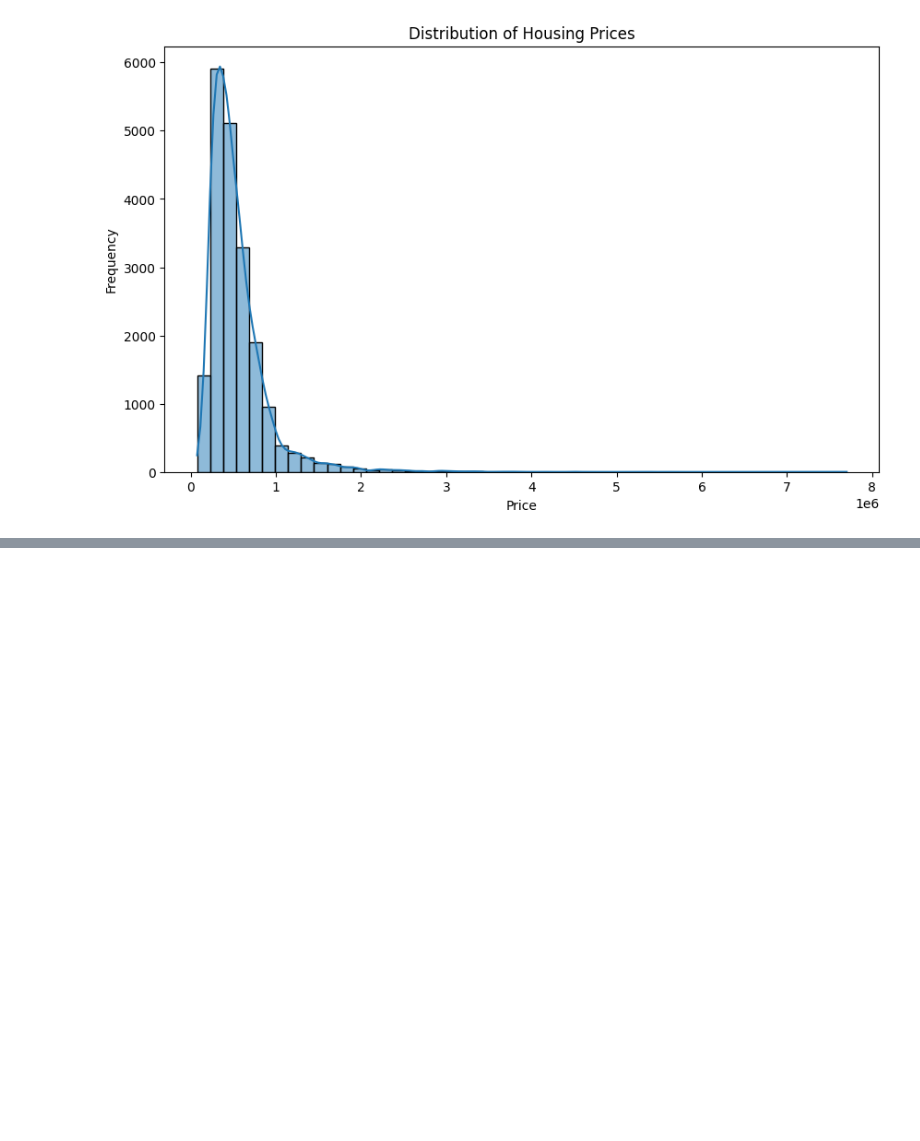
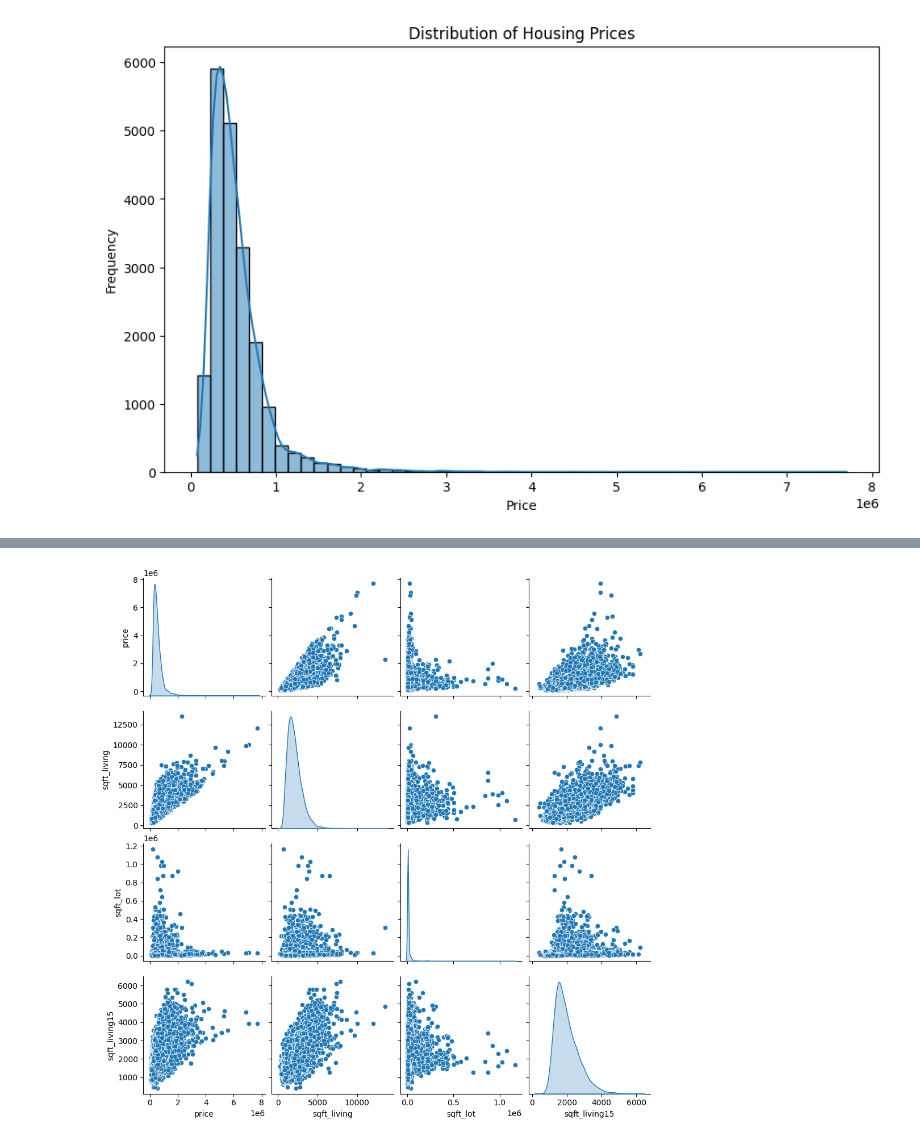
Before and after one commit to jacob-walker12/jacob-walker12.github.io, a Jupyter notebook: notebooks/starter_housing.ipynb, the cells around one changed output, grey strips where cells are left out. Saved outputs shown, nothing was run; the diff lists cells and outputs as text; code cells hidden in the pictures; blank space fills up the shorter version.

```diff
--- a/notebooks/starter_housing.ipynb
+++ b/notebooks/starter_housing.ipynb
@@ -70,0 +82,18 @@ plt.show()
+# %%
+for column in housing.columns:
+    if column not in ['id', 'date', 'price']:
+        # Convert to category for better boxplot visualization if the column has few unique values
+        if housing[column].nunique() < 50 and housing[column].dtype != 'object':
+            housing[column] = housing[column].astype('category')
+
+        print(f"Generating boxplot for '{column}' vs 'price'...")
+        p = (
+            ggplot(housing, aes(x=column, y='price')) +
+            geom_boxplot(fill="steelblue", color="black") +
+            labs(title=f'Price Distribution by {column}', x=column, y='Price') +
+            theme(axis_text_x=element_text(rotation=45, hjust=1))
+        )
+        print(p)
+
+# Special handling for 'date' if needed, though often not ideal for direct boxplot x-axis
+# If you wish to analyze date, you might extract year, month, or day of week first.
@@ -70,0 +133,16 @@ plt.show()
+# %%
+# Identify categorical columns to one-hot encode
+# Excluding 'id' and 'date' as they require different handling
+categorical_cols = ['bedrooms', 'bathrooms', 'floors', 'waterfront', 'view', 'condition', 'grade', 'zipcode']
+
+# Ensure these columns are of 'category' dtype before one-hot encoding, if not already
+for col in categorical_cols:
+    if col in housing.columns:
+        housing[col] = housing[col].astype('category')
+
+# Perform one-hot encoding
+housing_encoded = pd.get_dummies(housing, columns=categorical_cols, drop_first=True)
+
+# Display the first few rows and the shape of the new DataFrame to show the effect of encoding
+print("Shape of DataFrame after one-hot encoding:", housing_encoded.shape)
+display(housing_encoded.head())
@@ -70,0 +158,6 @@ plt.show()
+# %%
+top_feats = ['price', 'sqft_living', 'sqft_lot', 'bedrooms', 'bathrooms', 'grade', 'sqft_living15']
+sns.pairplot(housing[top_feats], diag_kind='kde')
+plt.show()
+# %% [output]
+[figure, added]
```
Also changed, not shown: parts of 11 cells of this notebook.
